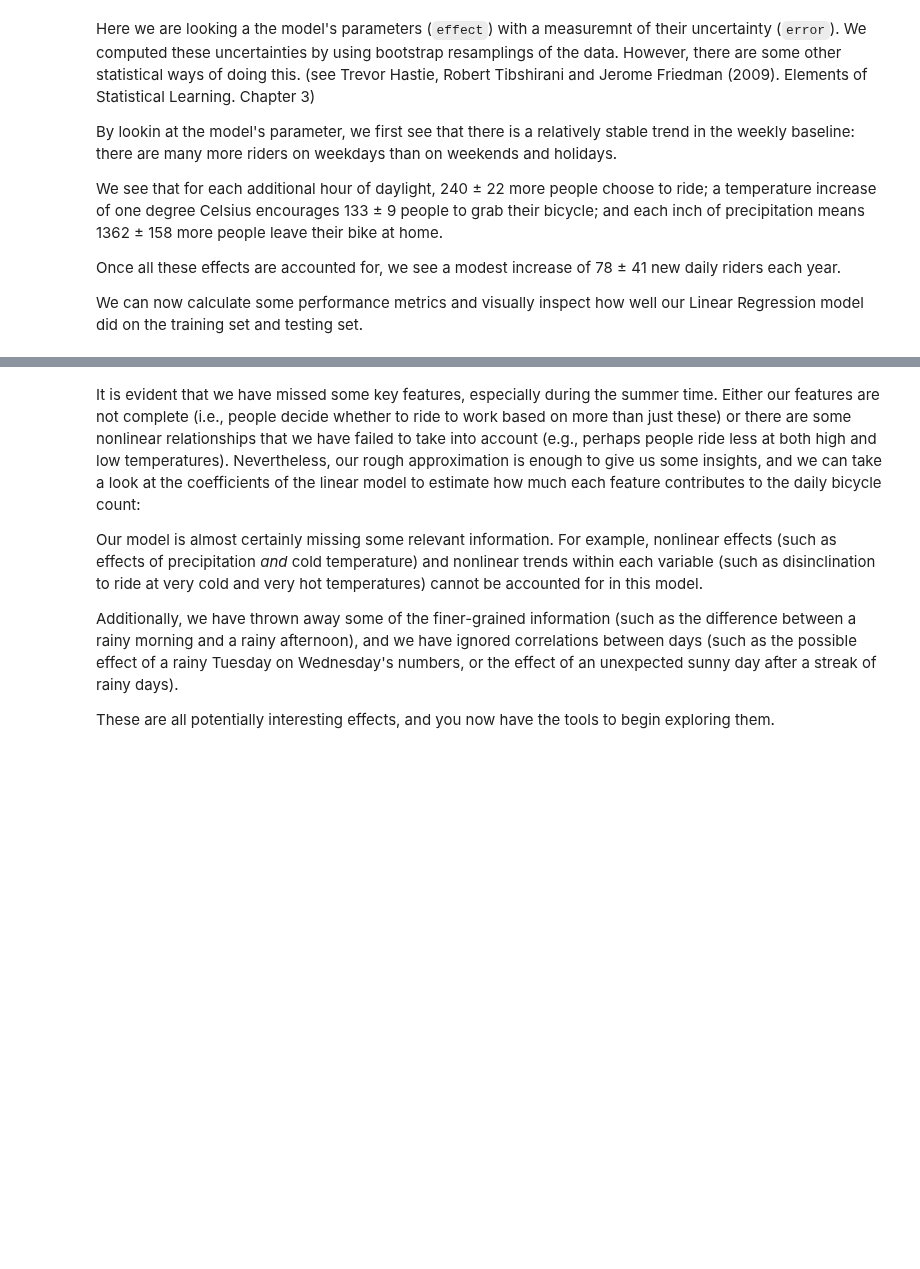
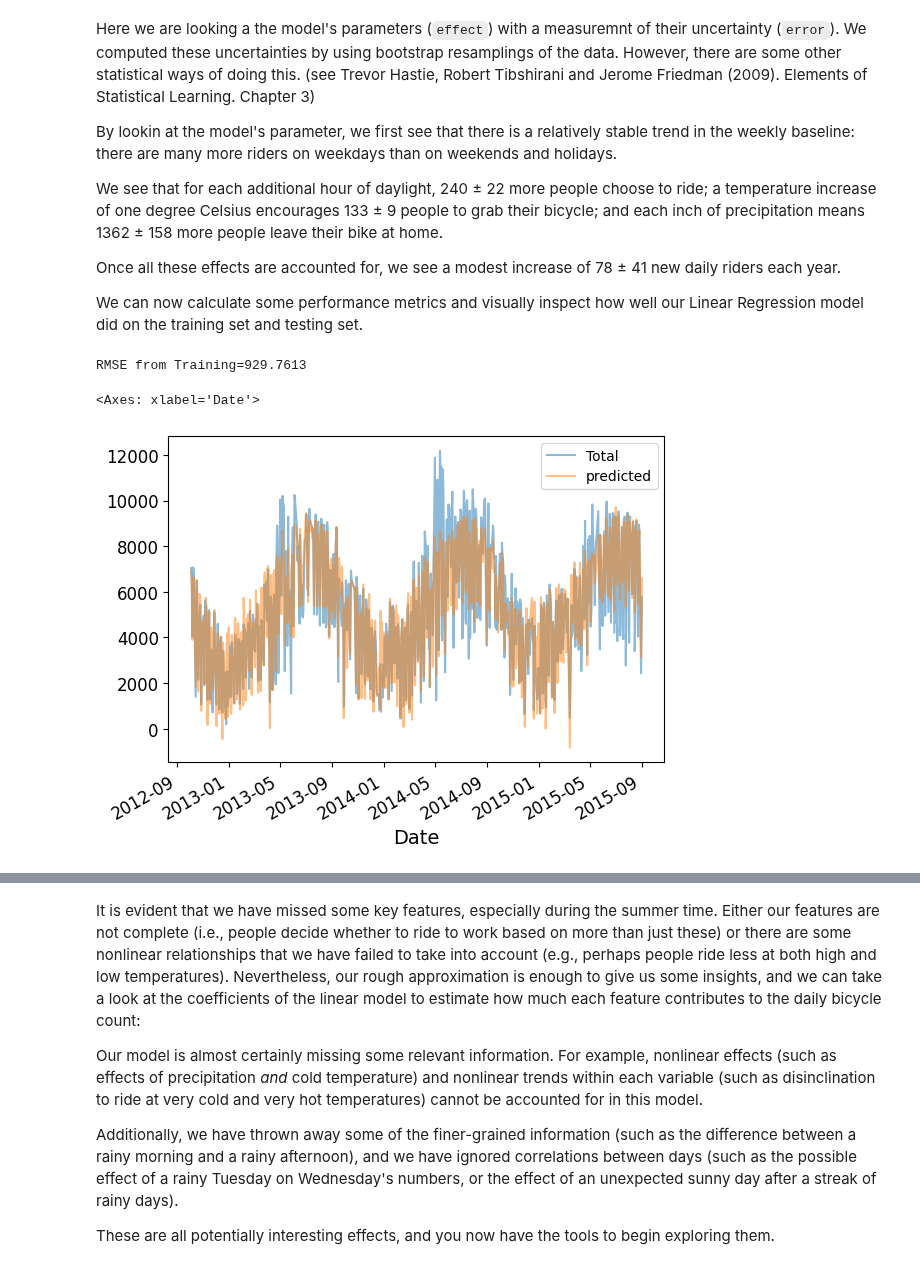
Before and after one commit to lopezbec/intro_python_notebooks, a Jupyter notebook: Multiple_Regularize_LR_implementation.ipynb, the cells around one changed output, grey strips where cells are left out. Drawn from its saved outputs; the diff is of its cells as text; code cells hidden in the pictures; blank space fills up the shorter version.

```diff
--- a/Multiple_Regularize_LR_implementation.ipynb
+++ b/Multiple_Regularize_LR_implementation.ipynb
@@ -694,9 +841,14 @@ Once all these effects are accounted for, we see a modest increase of 78 ± 41 n
 
 We can now calculate some performance metrics and visually inspect how well our Linear Regression model did on the training set and testing set.
 # %%
-RMSE_training_LR=np.sqrt(mean_squared_error(y, model.predict(X)))
+RMSE_training_LR = np.sqrt(mean_squared_error(y, model.predict(X)))
 print("RMSE from Training=" + str(round(RMSE_training_LR, 4)))
 
 daily['predicted'] = model.predict(X)
-daily[['Total', 'predicted']].plot(alpha=0.5);
+daily.sort_index(inplace=True)  # sort the DataFrame by its date index
+daily[['Total', 'predicted']].plot(alpha=0.5)
+# %% [output]
+RMSE from Training=929.7613
+<Axes: xlabel='Date'>
+[figure, added]
 # %%
```
Also changed, not shown: parts of 34 cells of this notebook.
